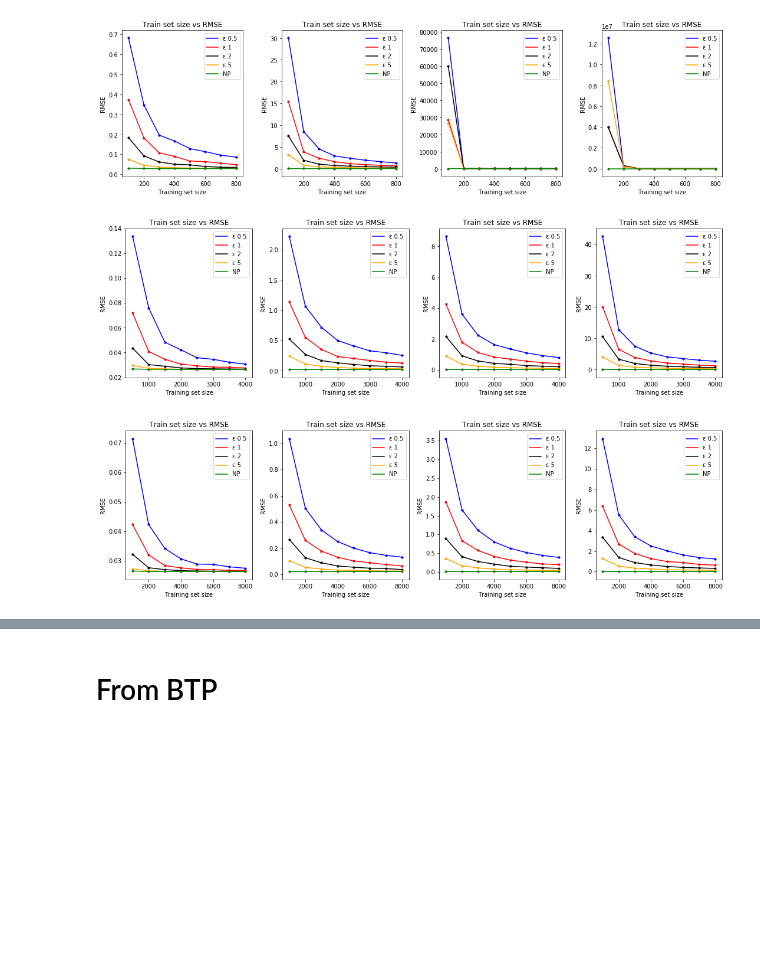
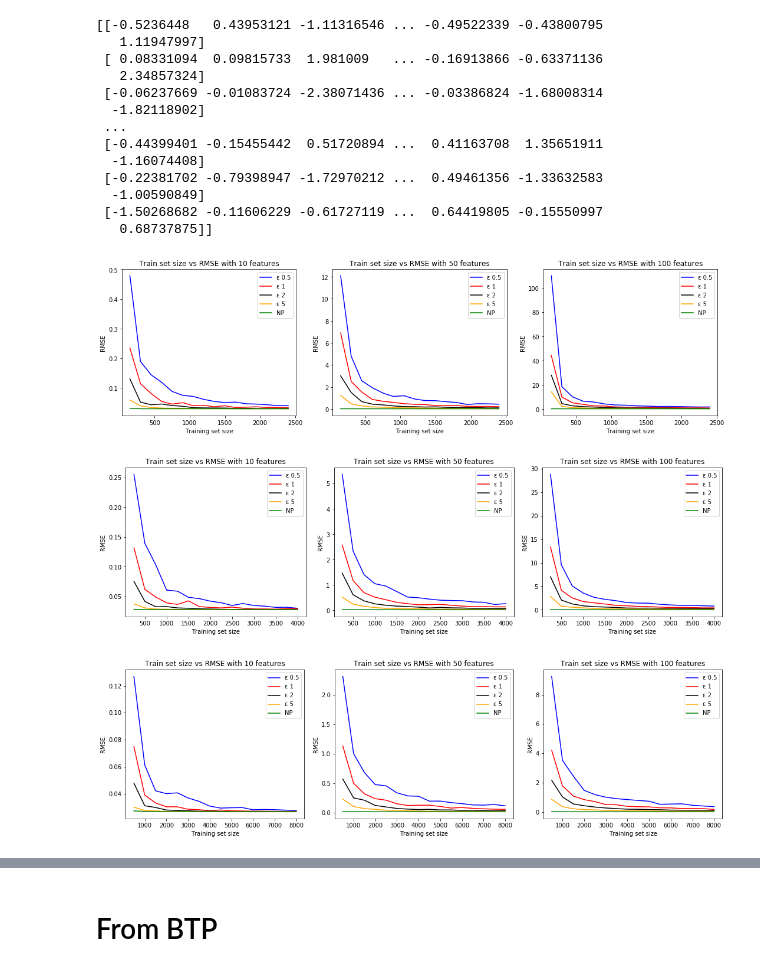
Before and after one commit to jithendaraa/Privacy-aware-learning, a Jupyter notebook: Laplace Mechanism/Laplace noise.ipynb, the cells around one changed output, grey strips where cells are left out. Drawn from its saved outputs; the diff is of its cells as text; code cells hidden in the pictures; blank space fills up the shorter version.

```diff
--- a/Laplace Mechanism/Laplace noise.ipynb
+++ b/Laplace Mechanism/Laplace noise.ipynb
@@ -111,7 +112,7 @@ n = 5000
 d = 10
 k = 2
 eps = [0.5, 1, 2, 5]
-jump = 200
+jump = 100
 
 X, y = make_regression(n_samples = n, n_features = d, noise=10)
 
@@ -121,16 +122,16 @@ for eps_idx in range(len(eps)):
     epsilon = eps[eps_idx]
     ans = plotter(X, y, n, d, k, epsilon, jump)
 
-    plt.errorbar(ans[0], ans[1], color=colors[eps_idx], ecolor=colors[eps_idx], capsize=3, label='ε '+str(epsilon))
-    plt.scatter(ans[0], ans[1], color=colors[eps_idx], s=10)
+    plt.errorbar(ans[0], ans[1], yerr=ans[2], color=colors[eps_idx], ecolor=colors[eps_idx], capsize=3, label='ε '+str(epsilon), errorevery=5)
+#     plt.scatter(ans[0], ans[1], color=colors[eps_idx], s=10)
 
 plt.rcParams['figure.figsize'] = (5, 3)
-plt.errorbar(ans[0], ans[3], color=colors[4], ecolor=colors[4], capsize=3, label="NP")
-plt.scatter(ans[0], ans[3], color=colors[4], s=10)
+plt.errorbar(ans[0], ans[3], yerr=ans[4], color=colors[4], ecolor=colors[4], capsize=3, label="NP", errorevery = 5)
+# plt.scatter(ans[0], ans[3], color=colors[4], s=10)
 plt.xlabel("Training set size")
 plt.ylabel("RMSE")
 pylab.legend(loc='upper right')
-# plt.ylim(0.1,0.5)
+plt.ylim(-0.1,3)
 plt.title("Train set size vs RMSE for k-fold cross validation")
 plt.show()
 # %% [output]
@@ -144,40 +145,53 @@ import math
 from sklearn.preprocessing import normalize
 import pylab
 
-entries = [1000, 5000, 10000]
-features = [10, 50, 100, 200]
+entries = [3000, 5000, 10000]
+features = [10, 50, 100]
 k = 5
 eps = [0.5, 1, 2, 5]
 plotnum = 1
 
 X, y = make_regression(n_samples = entries[len(entries)-1], n_features = features[len(features)-1], noise=20)
 
 colors = ["blue", "red", "black", "orange", "green"]
 
 for i in range(len(entries)):
     n = entries[i]
-    jump = math.floor(n/10)
+    jump = math.floor(n/20)
     for j in range(len(features)):
         d = features[j]
         plt.rcParams['figure.figsize'] = (15, 12)
         plt.subplot(len(entries),len(features),plotnum)
         for eps_idx in range(len(eps)):
             epsilon = eps[eps_idx]
             ans = plotter(X, y, n, d, k, epsilon, jump)
 
             plt.errorbar(ans[0], ans[1], color=colors[eps_idx], ecolor=colors[eps_idx], capsize=3, label='ε '+str(epsilon))
-            plt.scatter(ans[0], ans[1], color=colors[eps_idx], s=10)
+#             plt.scatter(ans[0], ans[1], color=colors[eps_idx], s=10)
 
         plt.errorbar(ans[0], ans[3], color=colors[4], ecolor=colors[4], capsize=3, label="NP")
-        plt.scatter(ans[0], ans[3], color=colors[4], s=10)
+#         plt.scatter(ans[0], ans[3], color=colors[4], s=10)
         plt.xlabel("Training set size")
         plt.ylabel("RMSE")
         pylab.legend(loc='upper right')
-        plt.title("Train set size vs RMSE")
+        plt.title("Train set size vs RMSE with " + str(d) + " features")
         plotnum = plotnum+1
     plt.tight_layout()
     plt.show()
 # %% [output]
+[[-0.5236448   0.43953121 -1.11316546 ... -0.49522339 -0.43800795
+   1.11947997]
+ [ 0.08331094  0.09815733  1.981009   ... -0.16913866 -0.63371136
+   2.34857324]
+ [-0.06237669 -0.01083724 -2.38071436 ... -0.03386824 -1.68008314
+  -1.82118902]
+ ...
+ [-0.44399401 -0.15455442  0.51720894 ...  0.41163708  1.35651911
+  -1.16074408]
+ [-0.22381702 -0.79398947 -1.72970212 ...  0.49461356 -1.33632583
+  -1.00590849]
+ [-1.50268682 -0.11606229 -0.61727119 ...  0.64419805 -0.15550997
+   0.68737875]]
-[figure, old version]
+[figure, new version]
-[figure, old version]
+[figure, new version]
-[figure, old version]
+[figure, new version]
```
Also changed, not shown: parts of 4 cells of this notebook, 2 other files.
